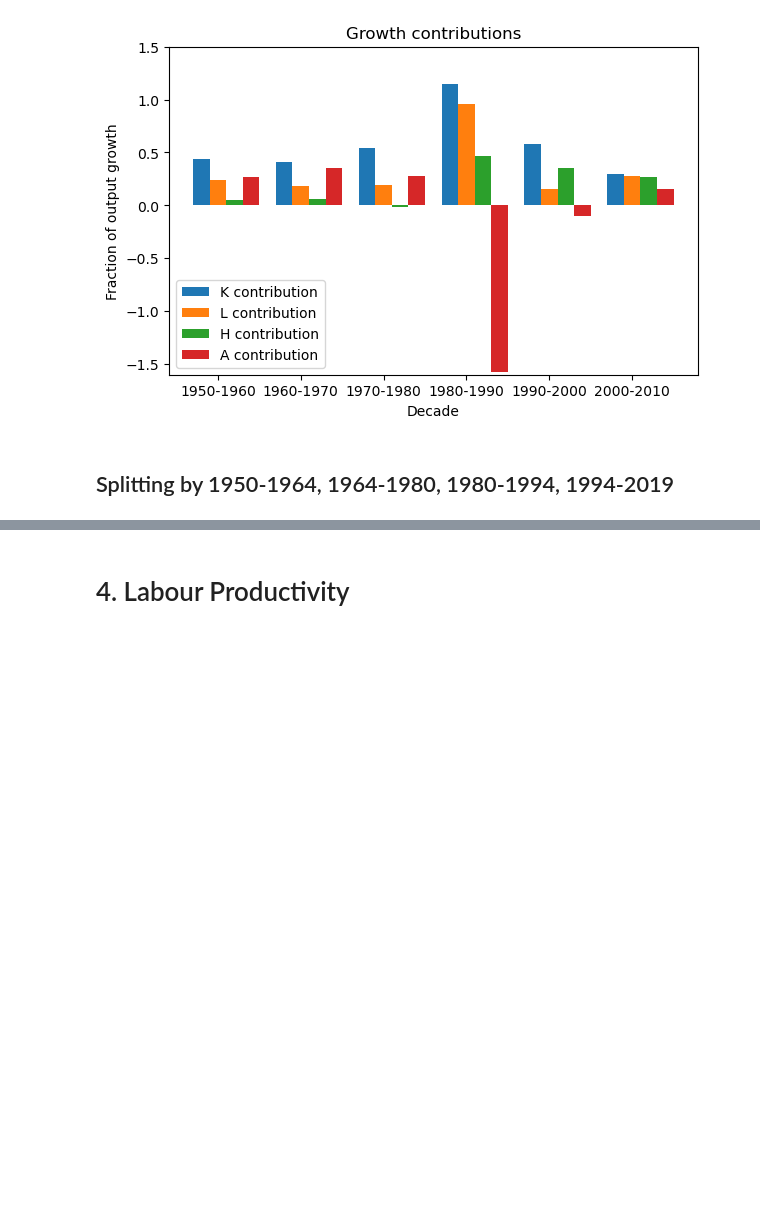
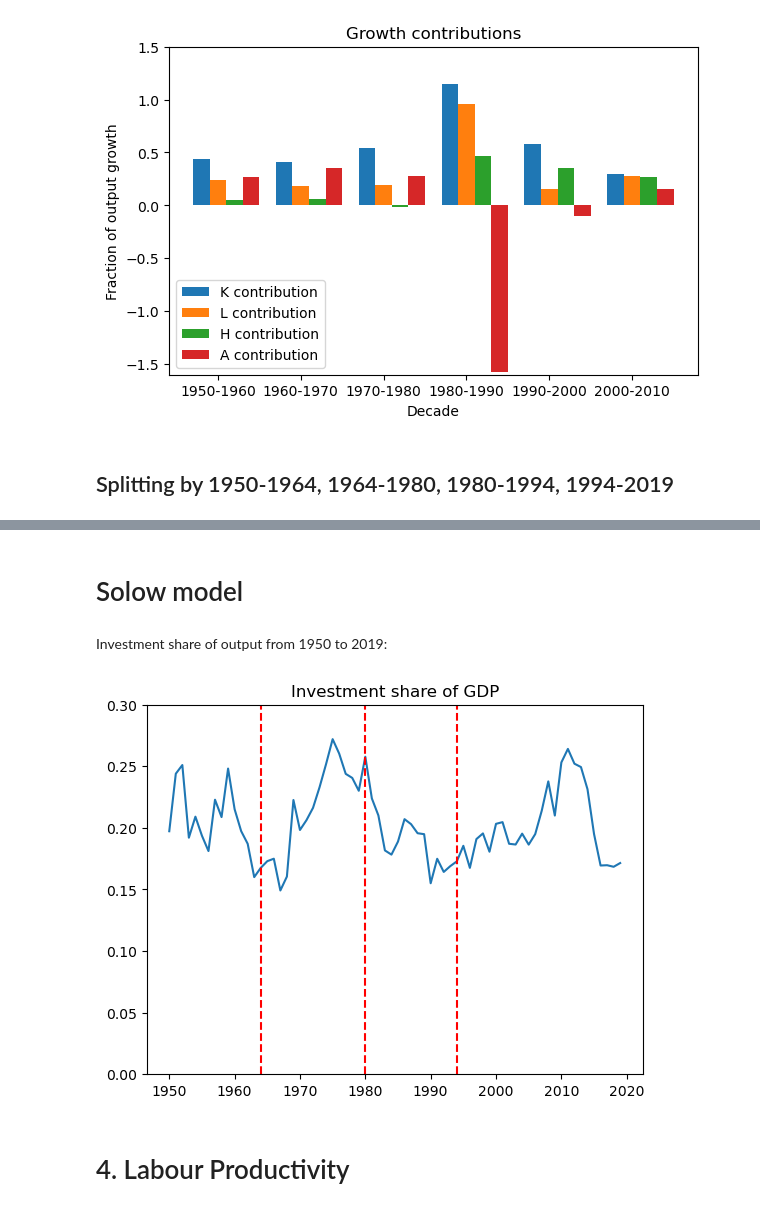
Before and after one commit to Jessie-Fung/ec2b1-brazil, a Jupyter notebook: code/code.ipynb, the cells around one changed output, grey strips where cells are left out. Saved outputs shown, nothing was run; the diff lists cells and outputs as text; code cells hidden in the pictures; blank space fills up the shorter version.

```diff
--- a/code/code.ipynb
+++ b/code/code.ipynb
@@ -595,5 +586,0 @@ $${savings rate} = (K' - K (1-{\delta}) )/Y$$
-# %%
-savings_rate= [np.nan]+[(data_tfp["rnna"].iloc[i]-data_tfp["rnna"].iloc[i-1]*(1 - data_tfp["delta"].iloc[i]))/data_tfp["rgdpna"].iloc[i]
-                for i in range(1, data_tfp.shape[0])]
-
-data_tfp["savings_rate"]=savings_rate
@@ -659,2 +586,0 @@ k_tilda_eq
-# %%
-data_tfp["k_tilda"] = data_tfp["rnna"] / (data_tfp["hc"] * data_tfp["labour"] * data_tfp["tfp"]**((1/(1-alpha))))
@@ -694,3 +633,19 @@ solow_1994_2019 = solow_simulation(1994, period_annual_change["labour"].iloc[3],
+# %% [markdown]
+# Solow model
+# %% [markdown]
+Investment share of output from 1950 to 2019:
+# %%
+plt.figure()
+plt.plot(data_tfp['year'], data_tfp['csh_i'])
+plt.ylim(0, 0.3)
+plt.axvline(x=1964, color = 'red', linestyle = 'dashed')
+plt.axvline(x=1980, color = 'red', linestyle = 'dashed')
+plt.axvline(x=1994, color = 'red', linestyle = 'dashed')
+plt.title("Investment share of GDP")
+
+plt.show()
+# %% [output]
+[figure, added]
 # %% [markdown]
 # 4. Labour Productivity
 # %%
```
Also changed, not shown: parts of 19 cells of this notebook, 1 other file.
